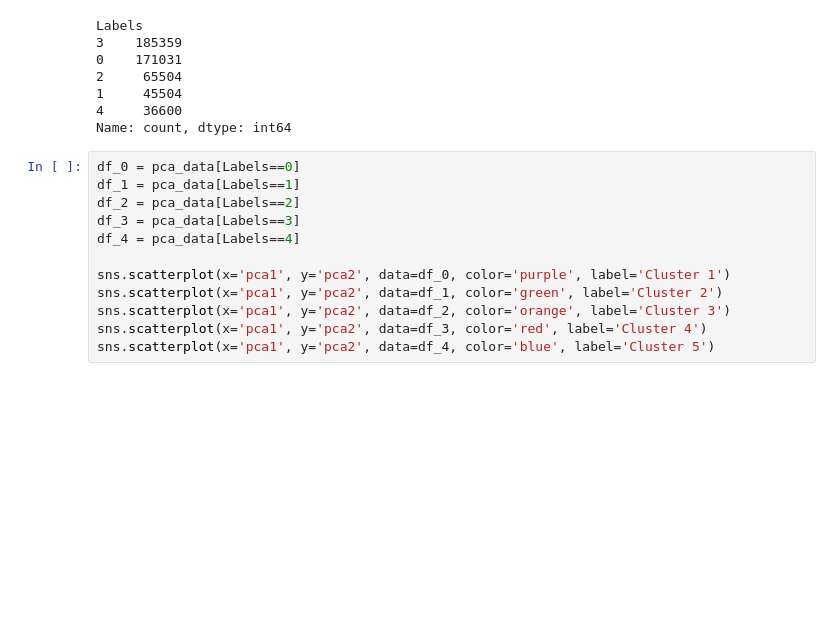
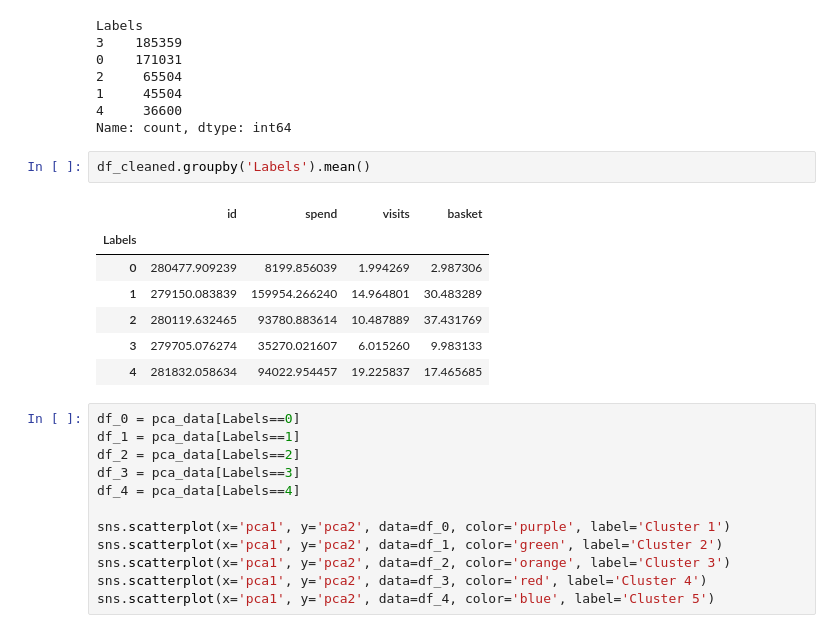
Before and after one commit to ruwindarowel/DataStrom_5.0_Team_Jarvis, a Jupyter notebook: Semi_Finals/Notebooks/Team_JARVIS_Data_Analysis_Final.ipynb, the cells around one changed output. Cells and saved outputs as stored; diff of their text form; blank space fills up the shorter version.

```diff
--- a/Semi_Finals/Notebooks/Semi-Ruwinda.ipynb
+++ b/Semi_Finals/Notebooks/Team_JARVIS_Data_Analysis_Final.ipynb
@@ -386,6 +388,16 @@ Labels
 1     45504
 4     36600
 Name: count, dtype: int64
+# %%
+df_cleaned.groupby('Labels').mean()
+# %% [output]
+|  | id | spend | visits | basket |
+| Labels |  |  |  |  |
+| 0 | 280477.909239 | 8199.856039 | 1.994269 | 2.987306 |
+| 1 | 279150.083839 | 159954.266240 | 14.964801 | 30.483289 |
+| 2 | 280119.632465 | 93780.883614 | 10.487889 | 37.431769 |
+| 3 | 279705.076274 | 35270.021607 | 6.015260 | 9.983133 |
+| 4 | 281832.058634 | 94022.954457 | 19.225837 | 17.465685 |
 # %%
 df_0 = pca_data[Labels==0]
 df_1 = pca_data[Labels==1]
```
Also changed, not shown: parts of 6 cells of this notebook.
